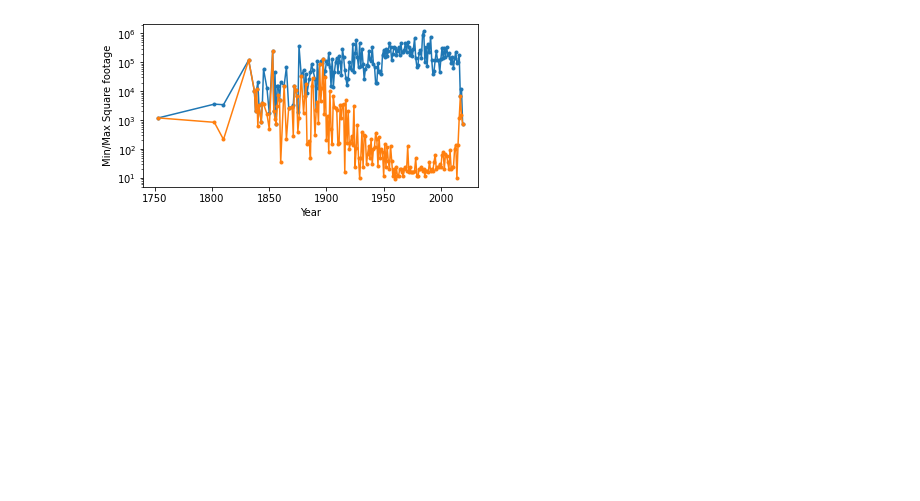
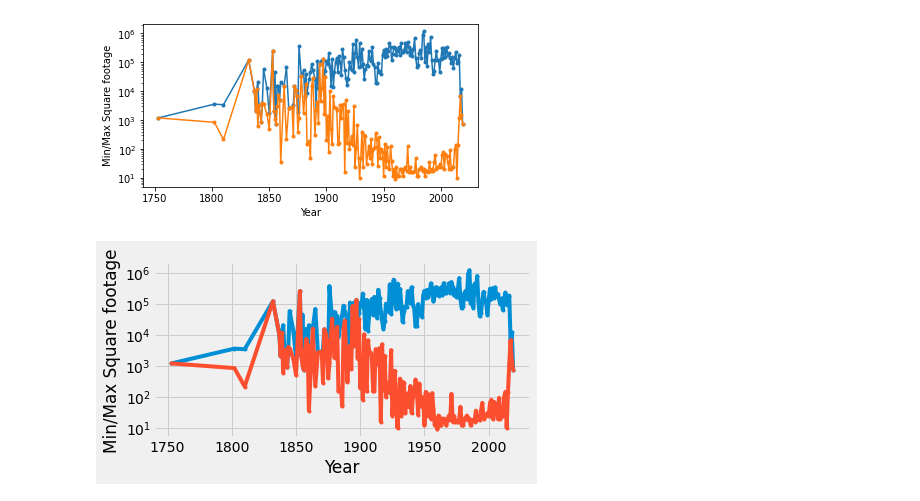
Before and after one commit to UIUC-iSchool-DataViz/is445_spring2022, a Jupyter notebook: week05/inClass_week05.ipynb, the cells around one changed output. Drawn from its saved outputs; the diff is of its cells as text; code cells hidden in the pictures; blank space fills up the shorter version.

```diff
--- a/week05/inClass_week05.ipynb
+++ b/week05/inClass_week05.ipynb
@@ -68,4 +68,12 @@ ax.set_yscale('log')
 # %%
 # Step 2: use a fixed value of some parameter I want to change
 #. this case: style of the plot
-with plt.style.context('ggplot'): # this style is applied ONLY to this plot and not following
+with plt.style.context('fivethirtyeight'): # this style is applied ONLY to this plot and not following
+    fig, ax = plt.subplots(1,1,figsize=(6,3))
+    ax.plot(stats["max"], marker='.')
+    ax.plot(stats["min"], marker='.')
+    ax.set_xlabel("Year")
+    ax.set_ylabel("Min/Max Square footage")
+    ax.set_yscale('log')
+# %% [output]
+[figure, added]
```
Also changed, not shown: parts of 3 cells of this notebook.
